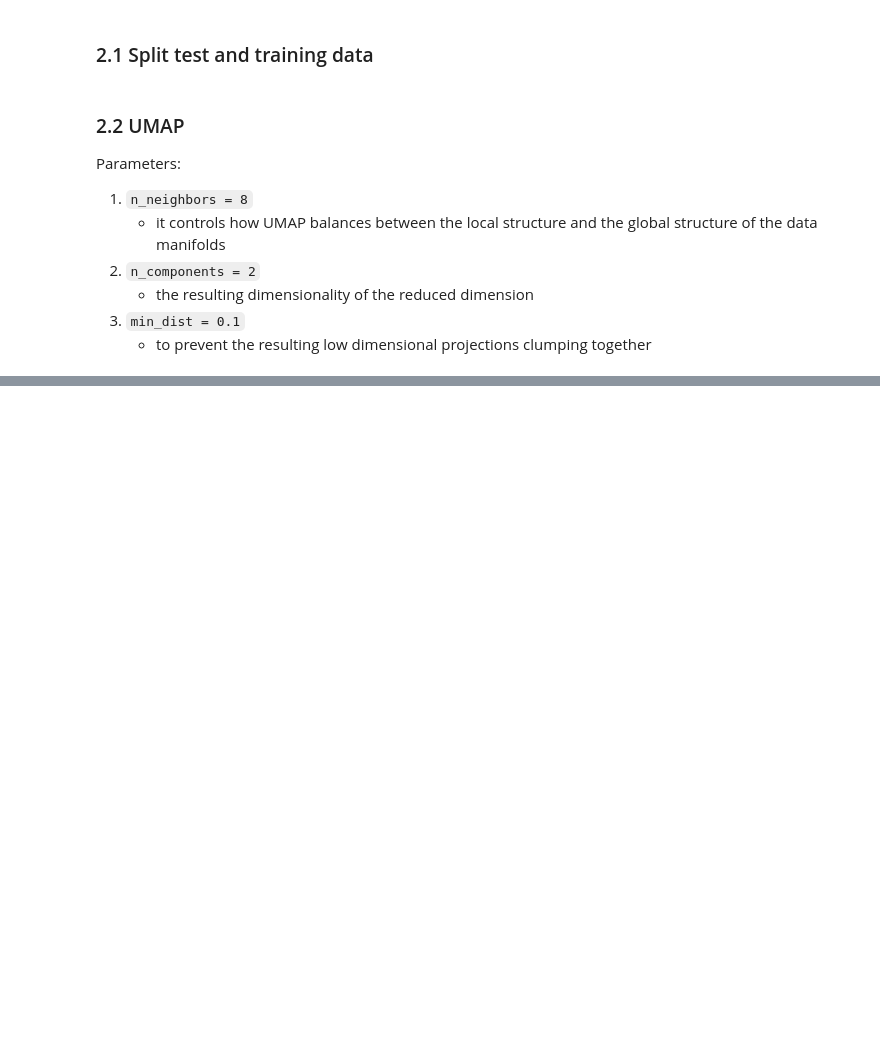
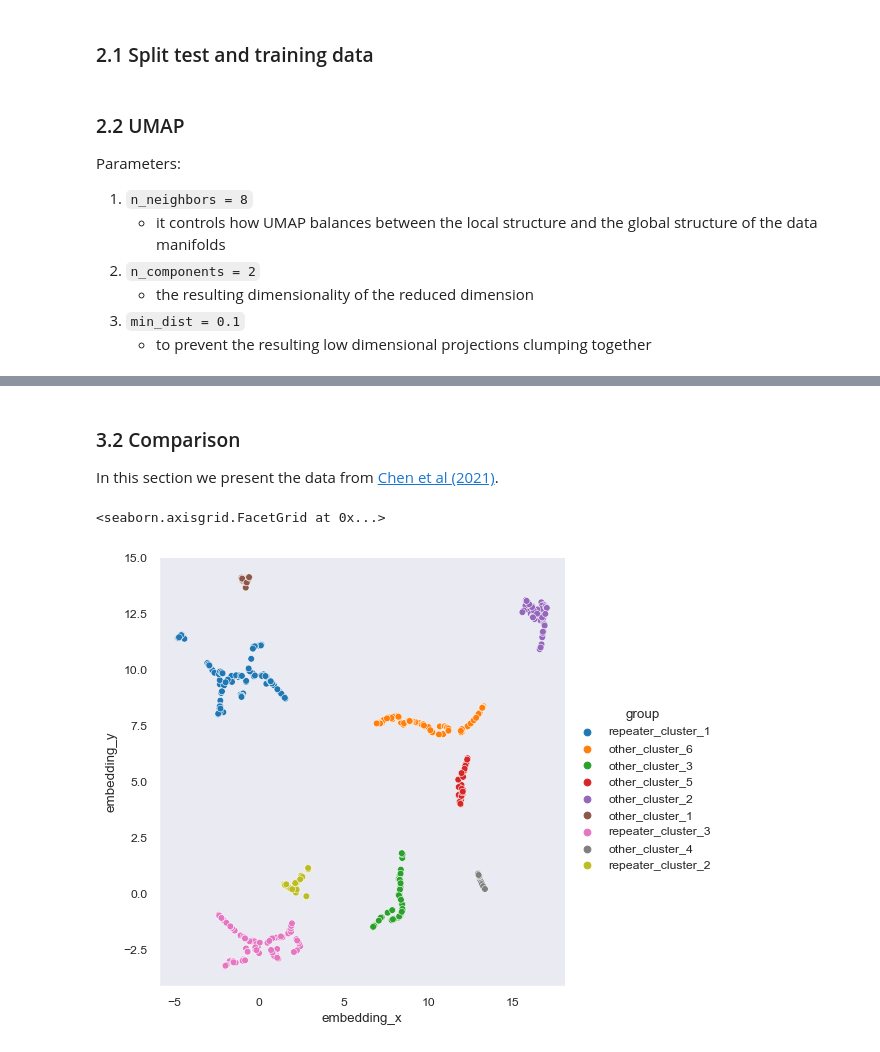
Before and after one commit to Thaza-Kun/sarjana, a Jupyter notebook: notebooks/02-UMAP-HDBSCAN.ipynb, the cells around one changed output, grey strips where cells are left out. Drawn from its saved outputs; the diff is of its cells as text; code cells hidden in the pictures; blank space fills up the shorter version.

```diff
--- a/notebooks/02-UMAP-HDBSCAN.ipynb
+++ b/notebooks/02-UMAP-HDBSCAN.ipynb
@@ -186,0 +207,11 @@ sns.relplot(data=to_plot, kind='scatter', x='x', y='y', hue='color', hue_order=[
+# %% [markdown]
+### 3.2 Comparison
+
+In this section we present the data from [Chen et al (2021)](https://ui.adsabs.harvard.edu/abs/2022MNRAS.509.1227C/abstract).
+# %%
+chen2021 = pd.read_csv('../data/raw/CHIME_FRB_ML_classification.csv')
+chen2021['source'] = 'chen et al 2021'
+sns.relplot(data=chen2021, kind='scatter', x='embedding_x', y='embedding_y', hue='group')
+# %% [output]
+<seaborn.axisgrid.FacetGrid at 0x...>
+[figure, added]
```
Also changed, not shown: parts of 8 cells of this notebook, 4 other files.
